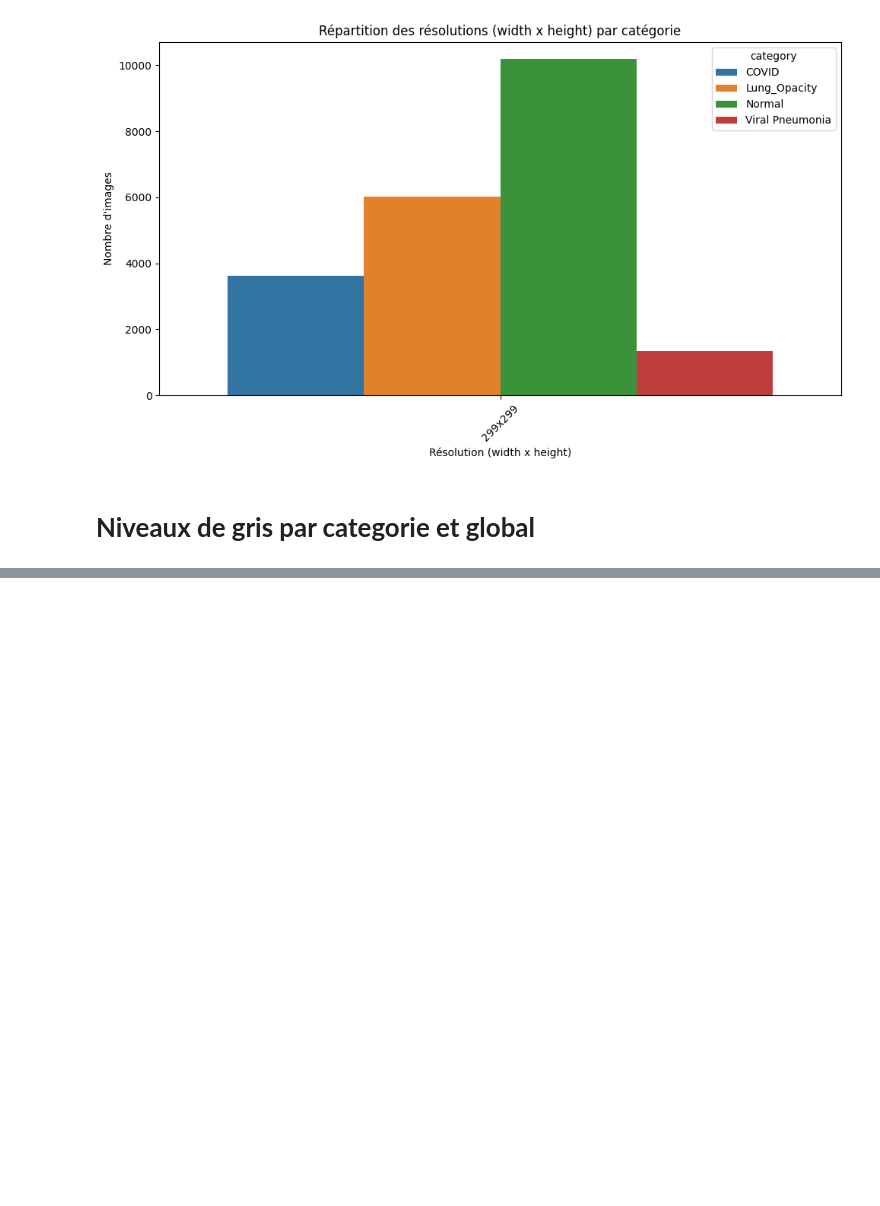
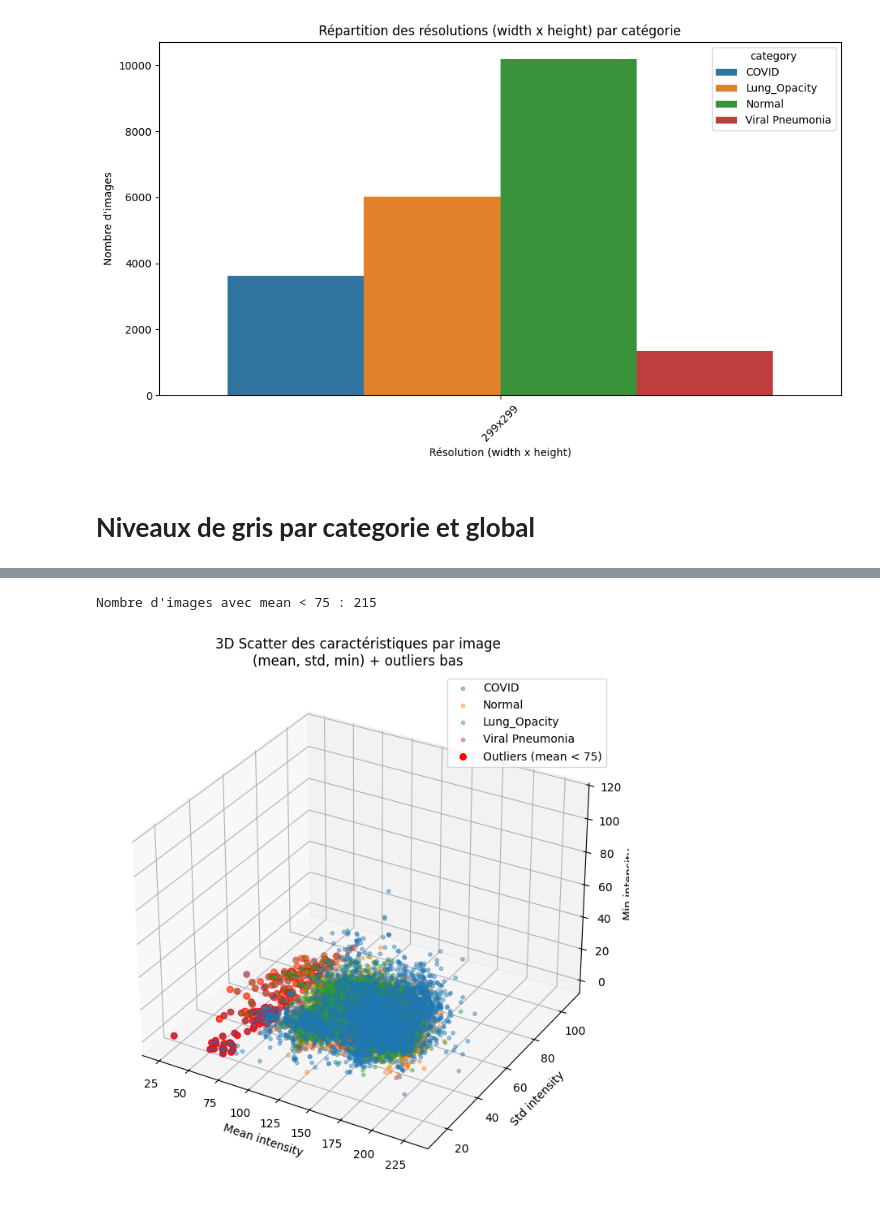
Before and after one commit to mar25-iia2-radiographies/01_data_exploration, a Jupyter notebook: 01_data_exploration_romuald.ipynb, the cells around one changed output, grey strips where cells are left out. Drawn from its saved outputs; the diff is of its cells as text; code cells hidden in the pictures; blank space fills up the shorter version.

```diff
--- a/01_data_exploration_romuald.ipynb
+++ b/01_data_exploration_romuald.ipynb
@@ -591,0 +732,48 @@ Viral Pneumonia: 300 images utilisées
+# %%
+# Définition d’un critère d’outlier simple : mean < 75 (tu peux ajuster)
+feat_df['outlier_low_mean'] = feat_df['mean'] < 75
+
+print(f"\nNombre d'images avec mean < 75 : {feat_df['outlier_low_mean'].sum()}")
+
+# Scatter 3D
+fig = plt.figure(figsize=(10, 7))
+ax = fig.add_subplot(111, projection='3d')
+
+# couleurs par catégorie
+palette = sns.color_palette("tab10", n_colors=len(categories))
+color_map = {cat: palette[i] for i, cat in enumerate(categories)}
+
+for cat in categories:
+    df_cat = feat_df[feat_df['category'] == cat]
+    ax.scatter(
+        df_cat['mean'],
+        df_cat['std'],
+        df_cat['min'],
+        c=[color_map[cat]],
+        label=cat,
+        alpha=0.4,
+        s=10
+    )
+
+# surlignage des outliers (mean < 75) en rouge
+df_out = feat_df[feat_df['outlier_low_mean']]
+ax.scatter(
+    df_out['mean'],
+    df_out['std'],
+    df_out['min'],
+    c='red',
+    s=30,
+    label='Outliers (mean < 75)'
+)
+
+ax.set_xlabel('Mean intensity')
+ax.set_ylabel('Std intensity')
+ax.set_zlabel('Min intensity')
+ax.set_title('3D Scatter des caractéristiques par image\n(mean, std, min) + outliers bas')
+
+ax.legend()
+plt.tight_layout()
+plt.show()
+# %% [output]
+Nombre d'images avec mean < 75 : 215
+[figure, added]
```
Also changed, not shown: parts of 3 cells of this notebook.
